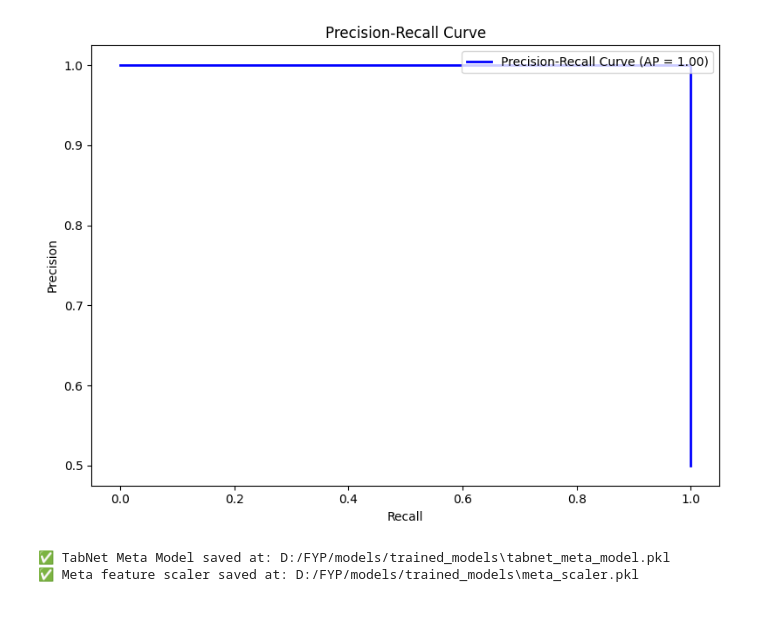
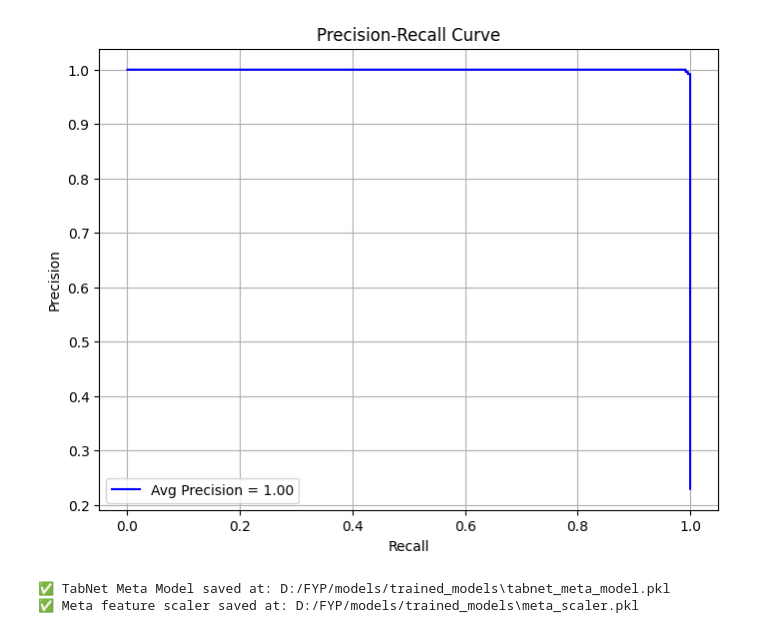
Before and after one commit to infinity-decoder/FYP, a Jupyter notebook: models/ensemble.ipynb, the cells around one changed output. Drawn from its saved outputs; the diff is of its cells as text; code cells hidden in the pictures.

```diff
--- a/models/ensemble.ipynb
+++ b/models/ensemble.ipynb
@@ -25,7 +26,7 @@ import xgboost as xgb
 # %%
 
 # 2️⃣ Load Dataset (Final Preprocessed CSV)
-df = pd.read_csv("D:/FYP/data/datasets/final_dataset_02.csv")
+df = pd.read_csv("D:/FYP/data/datasets/dataset_extract.csv")
 
 # Separate features and labels
 X = df.drop(columns=['label'])
@@ -185,17 +187,18 @@ plt.show()
 # %%
 # 6. Precision-Recall Curve
-precision_vals, recall_vals, _ = precision_recall_curve(y_test, y_pred_proba)
+precision, recall, _ = precision_recall_curve(y_test, y_pred_proba)
+avg_precision = average_precision_score(y_test, y_pred_proba)
+
 plt.figure(figsize=(8, 6))
-plt.plot(recall_vals, precision_vals, color='blue', lw=2,
-         label=f'Precision-Recall Curve (AP = {average_precision:.2f})')
+plt.plot(recall, precision, label=f'Avg Precision = {avg_precision:.2f}', color='blue')
 plt.xlabel('Recall')
 plt.ylabel('Precision')
 plt.title('Precision-Recall Curve')
-plt.legend(loc="upper right")
-plt.tight_layout()
+plt.legend(loc='lower left')
+plt.grid(True)
 plt.show()
 # %% [output]
-[figure, old version]
+[figure, new version]
 # %%
 # 🔟 Save TabNet Meta Model and Scaler
 model_dir = "D:/FYP/models/trained_models"
```
Also changed, not shown: parts of 5 cells of this notebook, 24 other files.
